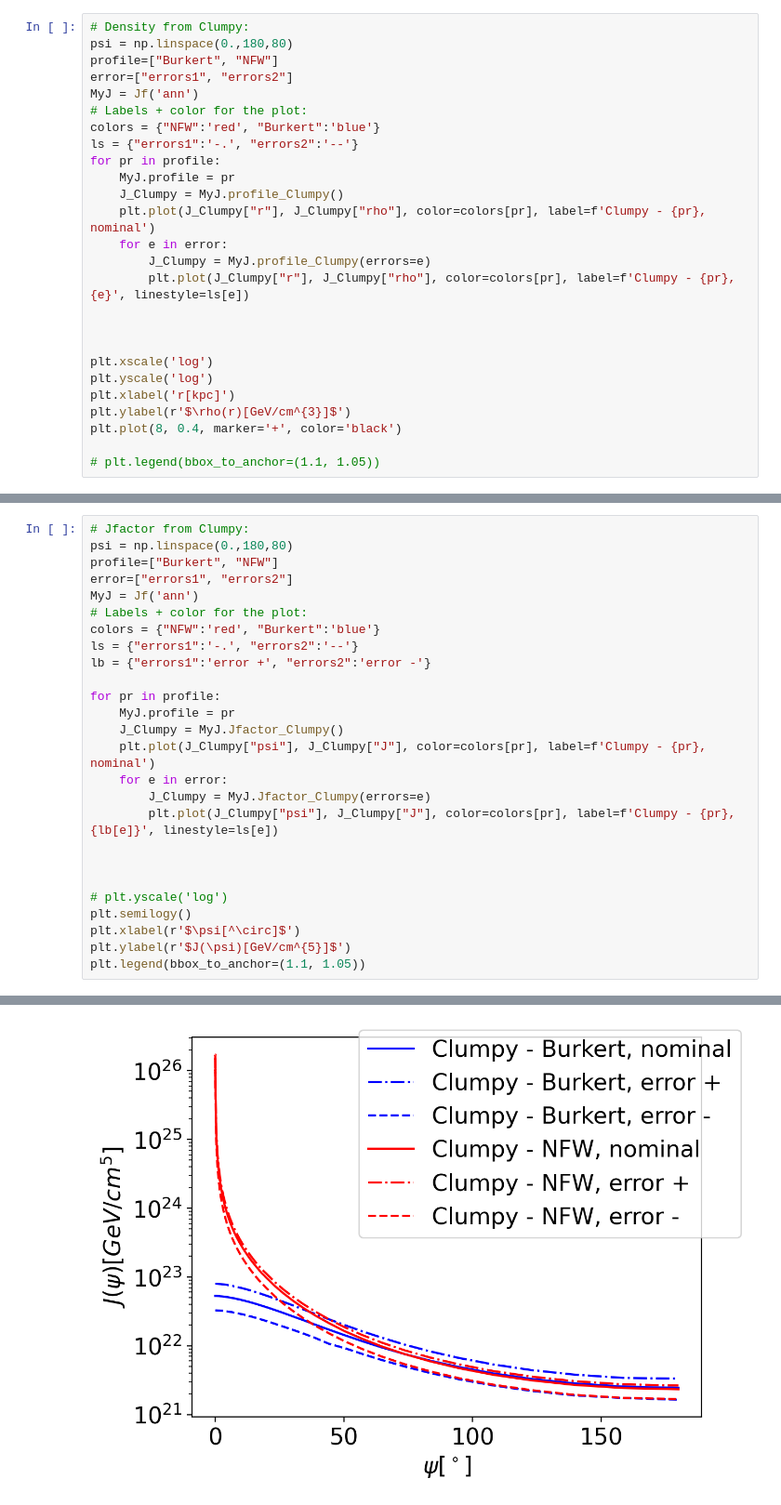
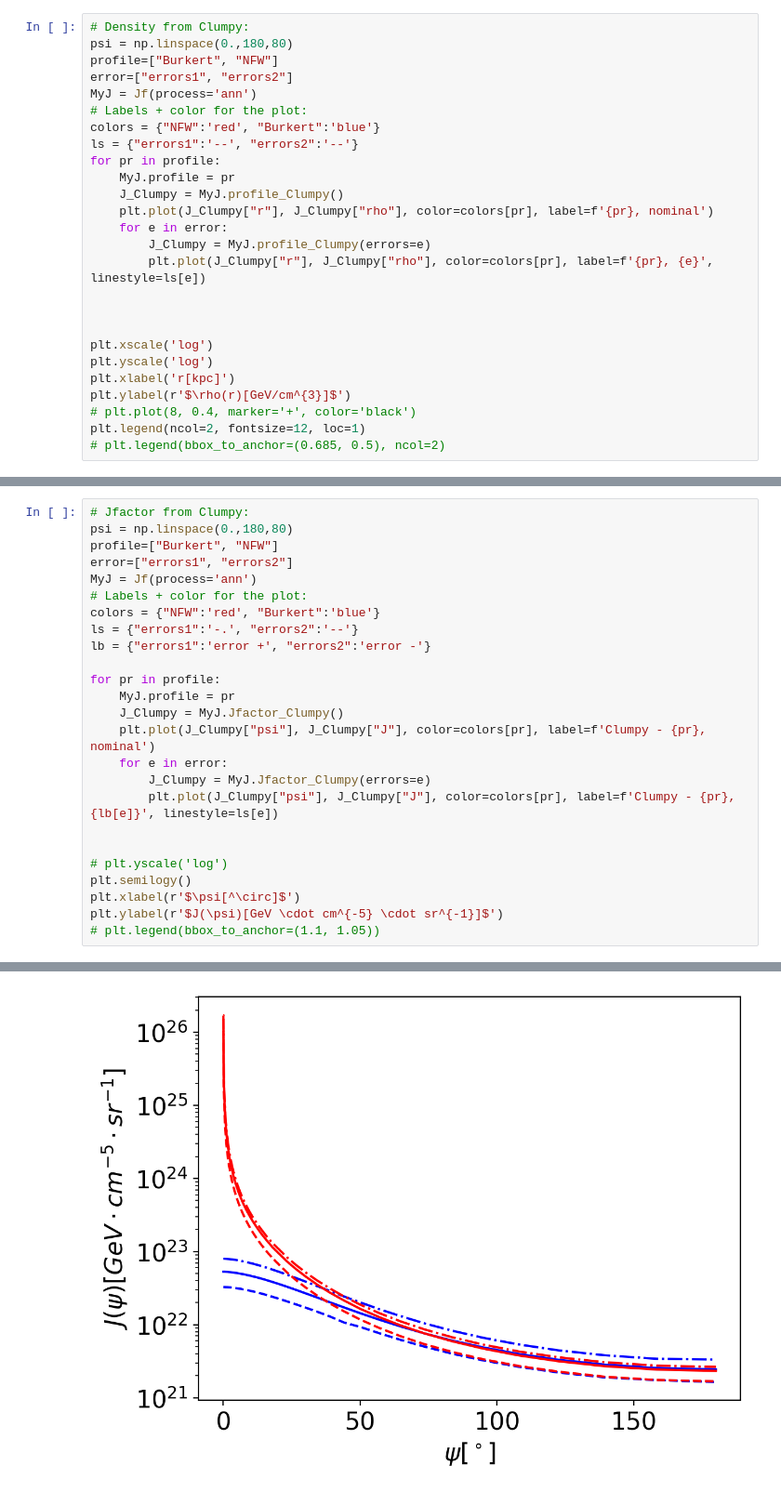
Before and after one commit to NhanChau94/GC_OscNext, a Jupyter notebook: PlotScripts/Jfactor.ipynb, the cells around one changed output, grey strips where cells are left out. Shown at 93% size. Saved outputs shown, nothing was run; the diff lists cells and outputs as text.

Commit message:
update plotting notebooks

```diff
--- a/PlotScripts/Jfactor.ipynb
+++ b/PlotScripts/Jfactor.ipynb
@@ -125,17 +21,17 @@ plt.legend(bbox_to_anchor=(1.1, 1.05))
 psi = np.linspace(0.,180,80)
 profile=["Burkert", "NFW"]
 error=["errors1", "errors2"]
-MyJ = Jf('ann')
+MyJ = Jf(process='ann')
 # Labels + color for the plot:
 colors = {"NFW":'red', "Burkert":'blue'}
-ls = {"errors1":'-.', "errors2":'--'}
+ls = {"errors1":'--', "errors2":'--'}
 for pr in profile:
     MyJ.profile = pr
     J_Clumpy = MyJ.profile_Clumpy()
-    plt.plot(J_Clumpy["r"], J_Clumpy["rho"], color=colors[pr], label=f'Clumpy - {pr}, nominal')
+    plt.plot(J_Clumpy["r"], J_Clumpy["rho"], color=colors[pr], label=f'{pr}, nominal')
     for e in error:
         J_Clumpy = MyJ.profile_Clumpy(errors=e)
-        plt.plot(J_Clumpy["r"], J_Clumpy["rho"], color=colors[pr], label=f'Clumpy - {pr}, {e}', linestyle=ls[e])
+        plt.plot(J_Clumpy["r"], J_Clumpy["rho"], color=colors[pr], label=f'{pr}, {e}', linestyle=ls[e])
 
 
 
@@ -143,7 +39,7 @@ plt.xscale('log')
 plt.yscale('log')
 plt.xlabel('r[kpc]')
 plt.ylabel(r'$\rho(r)[GeV/cm^{3}]$')
-plt.plot(8, 0.4, marker='+', color='black')
-
-# plt.legend(bbox_to_anchor=(1.1, 1.05))
+# plt.plot(8, 0.4, marker='+', color='black')
+plt.legend(ncol=2, fontsize=12, loc=1)
+# plt.legend(bbox_to_anchor=(0.685, 0.5), ncol=2)
 # %% [output]
@@ -154,7 +50,7 @@ plt.plot(8, 0.4, marker='+', color='black')
 psi = np.linspace(0.,180,80)
 profile=["Burkert", "NFW"]
 error=["errors1", "errors2"]
-MyJ = Jf('ann')
+MyJ = Jf(process='ann')
 # Labels + color for the plot:
 colors = {"NFW":'red', "Burkert":'blue'}
 ls = {"errors1":'-.', "errors2":'--'}
@@ -169,10 +65,9 @@ for pr in profile:
         plt.plot(J_Clumpy["psi"], J_Clumpy["J"], color=colors[pr], label=f'Clumpy - {pr}, {lb[e]}', linestyle=ls[e])
 
 
-
 # plt.yscale('log')
 plt.semilogy()
 plt.xlabel(r'$\psi[^\circ]$')
-plt.ylabel(r'$J(\psi)[GeV/cm^{5}]$')
-plt.legend(bbox_to_anchor=(1.1, 1.05))
+plt.ylabel(r'$J(\psi)[GeV \cdot cm^{-5} \cdot sr^{-1}]$')
+# plt.legend(bbox_to_anchor=(1.1, 1.05))
 # %% [output]
@@ -180 +75 @@ plt.legend(bbox_to_anchor=(1.1, 1.05))
-[figure, old version]
+[figure, new version]
```
Also changed, not shown: parts of 9 cells of this notebook, 3 other files.
